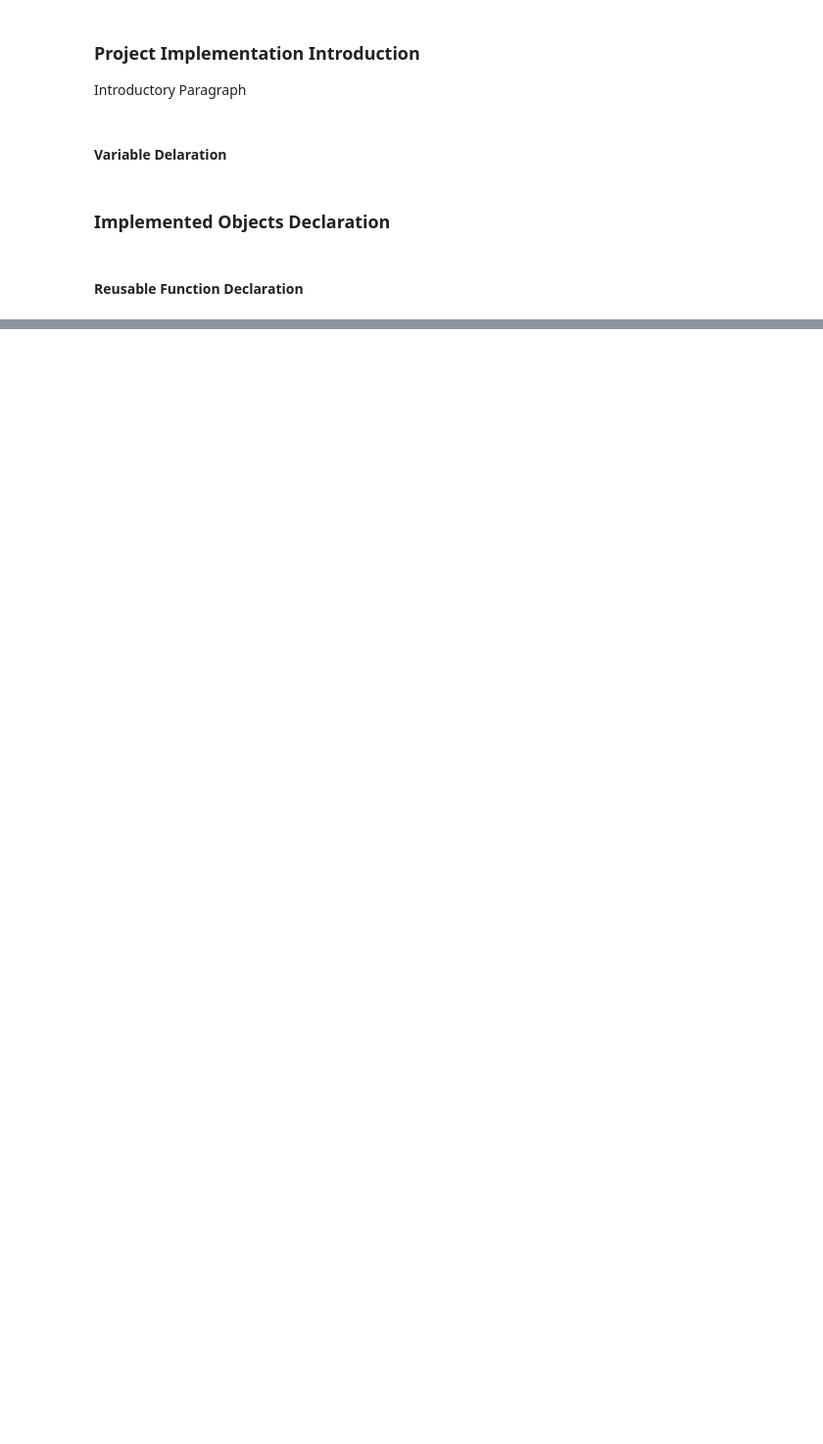
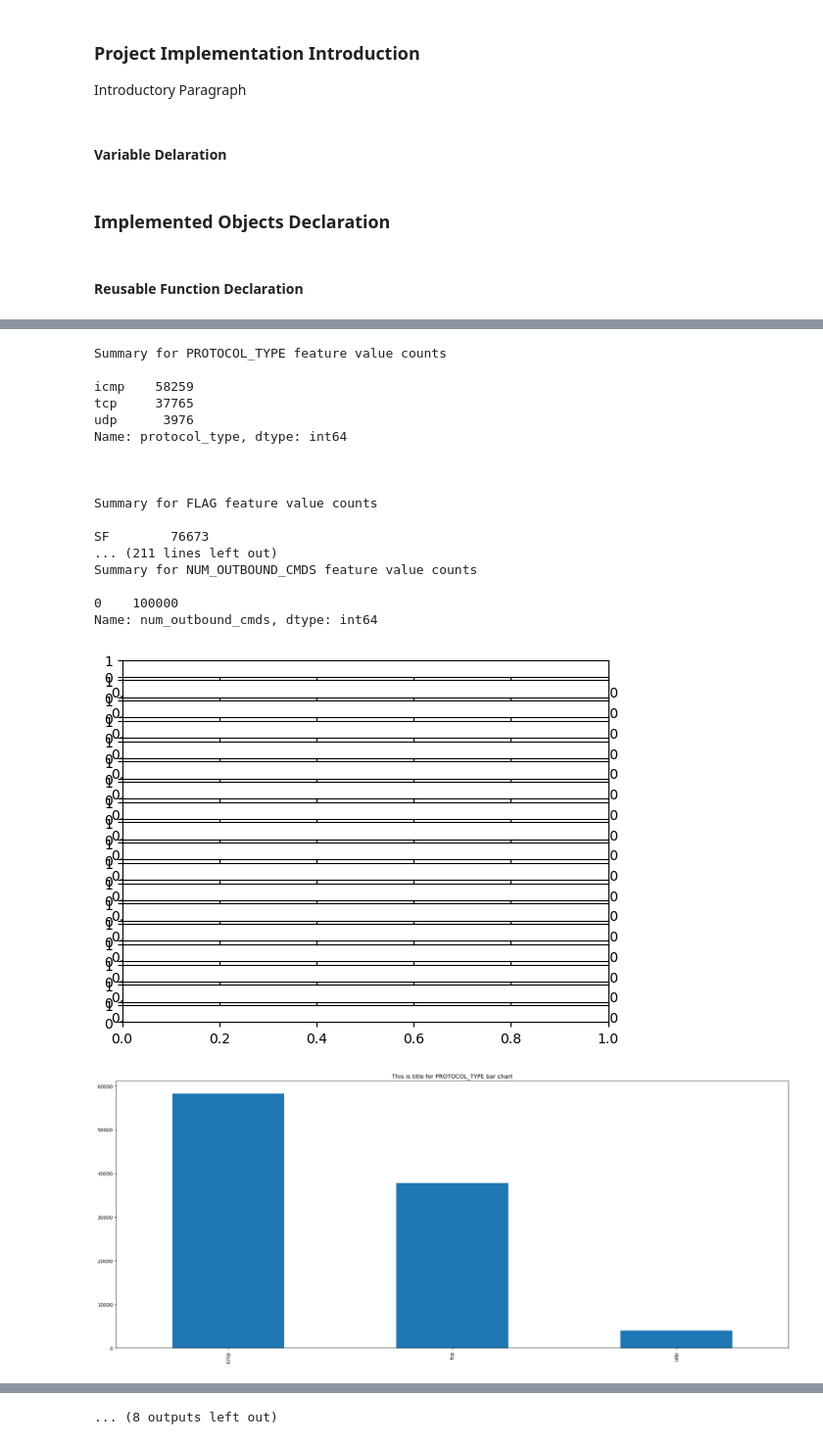
Before and after one commit to Anthony7703/research_project, a Jupyter notebook: ResearchProjectCodeImplemetation.ipynb, the cells around one changed output, grey strips where cells are left out. Shown at 98% size. Drawn from its saved outputs; the diff is of its cells as text; code cells hidden in the pictures; blank space fills up the shorter version.

```diff
--- a/ResearchProjectCodeImplemetation.ipynb
+++ b/ResearchProjectCodeImplemetation.ipynb
@@ -377,0 +495,26 @@ def perform_model_analysis(model, analysis_df_dict, model_name):
+# %%
+eda_features_df = eda_df.drop([target_variable], axis=1)
+# %%
+categorical_attributes, continuous_attributes = split_dataframe_into_continuious_categorical_column_names(eda_features_df)
+# %%
+show_bar_plots_for_all_categorical_plots(eda_features_df, categorical_attributes)
+# %% [output]
+Summary for PROTOCOL_TYPE feature value counts
+
+icmp    58259
+tcp     37765
+udp      3976
+Name: protocol_type, dtype: int64
+
+
+
+Summary for FLAG feature value counts
+
+SF        76673
+... (211 lines left out)
+Summary for NUM_OUTBOUND_CMDS feature value counts
+
+0    100000
+Name: num_outbound_cmds, dtype: int64
+[figure, added]
+[figure, added]
@@ -377,0 +530 @@ def perform_model_analysis(model, analysis_df_dict, model_name):
+... (8 outputs left out)
```
Also changed, not shown: parts of 28 cells of this notebook.
